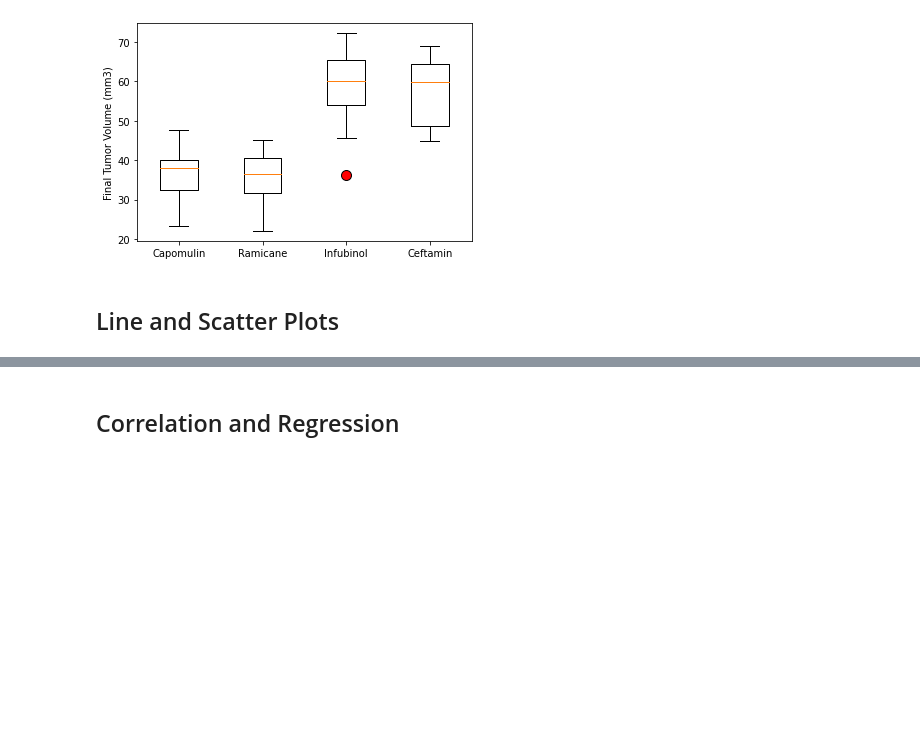
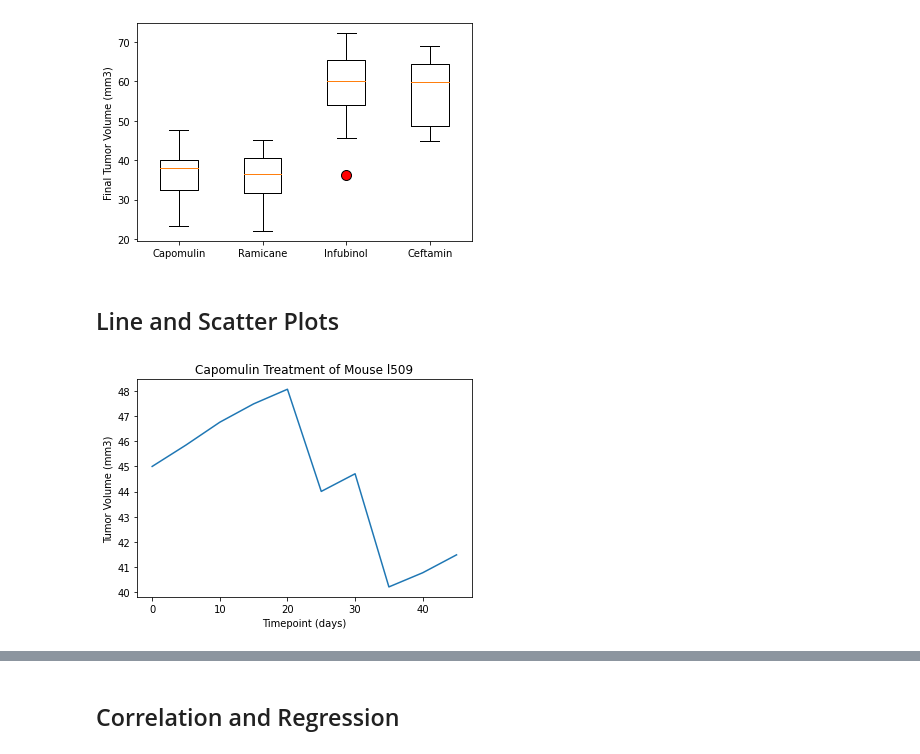
Before and after one commit to mscheme/matplotlib-challenge, a Jupyter notebook: Pymaceuticals/pymaceuticals.ipynb, the cells around one changed output, grey strips where cells are left out. Drawn from its saved outputs; the diff is of its cells as text; code cells hidden in the pictures; blank space fills up the shorter version.

Commit message:
line, scatter, correlation, and regression

```diff
--- a/Pymaceuticals/pymaceuticals.ipynb
+++ b/Pymaceuticals/pymaceuticals.ipynb
@@ -228,5 +229,14 @@ plt.show;
 ## Line and Scatter Plots
 # %%
 # Generate a line plot of time point versus tumor volume for a mouse treated with Capomulin
+line_plot_df = clean_df.loc[(clean_df['Drug Regimen']== 'Capomulin') & (clean_df['Mouse ID']== 'l509') ,:]
+
+plt.plot(line_plot_df['Timepoint'], line_plot_df['Tumor Volume (mm3)'])
+plt.title('Capomulin Treatment of Mouse l509')
+plt.xlabel('Timepoint (days)')
+plt.ylabel('Tumor Volume (mm3)')
+plt.show();
+# %% [output]
+[figure, added]
 # %%
 # Generate a scatter plot of mouse weight versus average tumor volume for the Capomulin regimen
```
Also changed, not shown: parts of 5 cells of this notebook.
